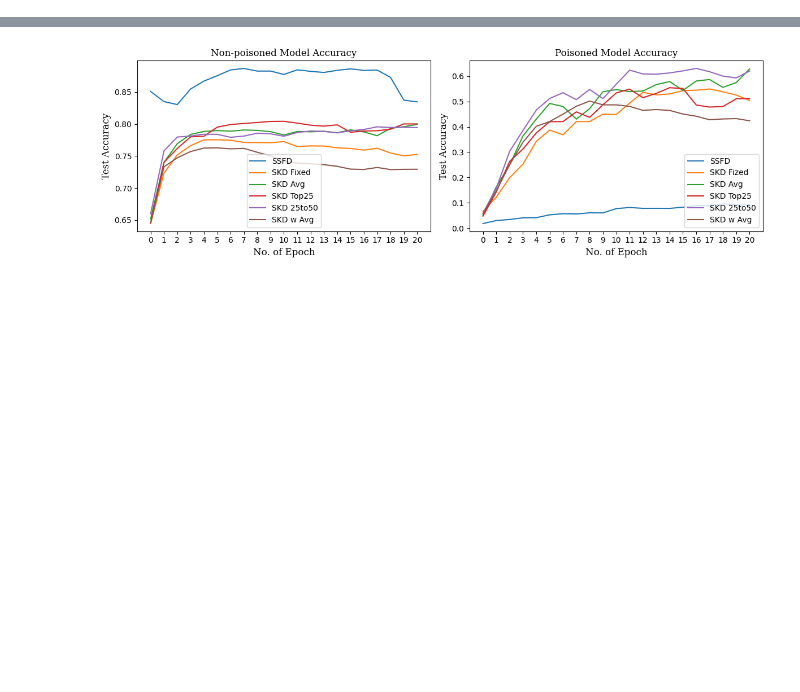
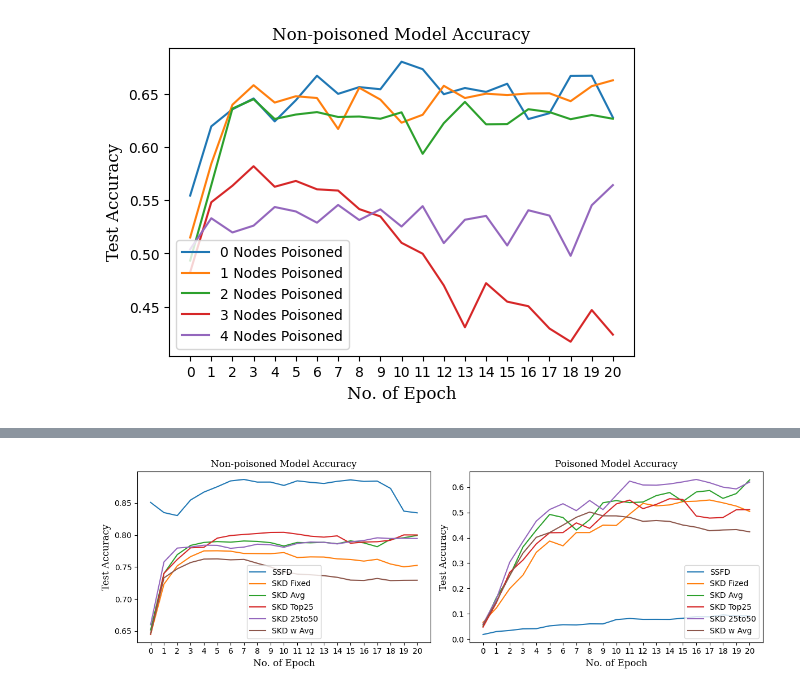
Before and after one commit to kaiesalmahmud/SKD-FL, a Jupyter notebook: results_compact.ipynb, the cells around one changed output, grey strips where cells are left out. Saved outputs shown, nothing was run; the diff lists cells and outputs as text; code cells hidden in the pictures; blank space fills up the shorter version.

Commit message:
Add ssfd variations

```diff
--- a/results_compact.ipynb
+++ b/results_compact.ipynb
@@ -136,0 +87,4 @@ plt.plot()
+# %%
+plot_poison_variation('CIFAR_balanced')
+# %% [output]
+[figure, added]
```
Also changed, not shown: parts of 24 cells of this notebook.
